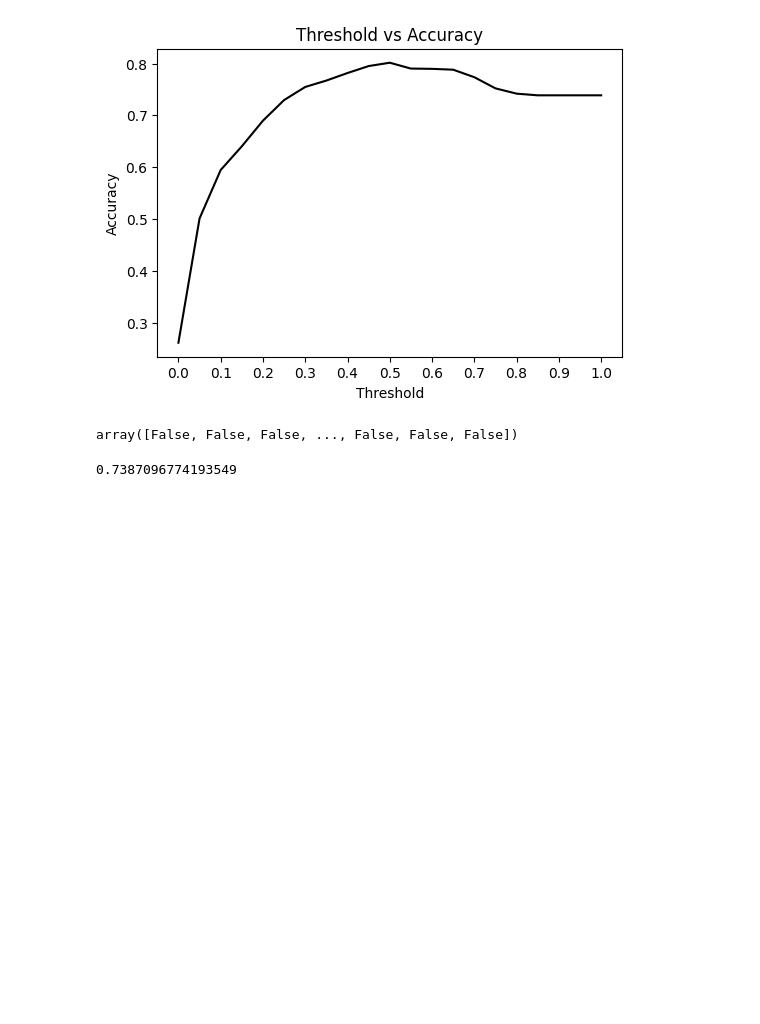
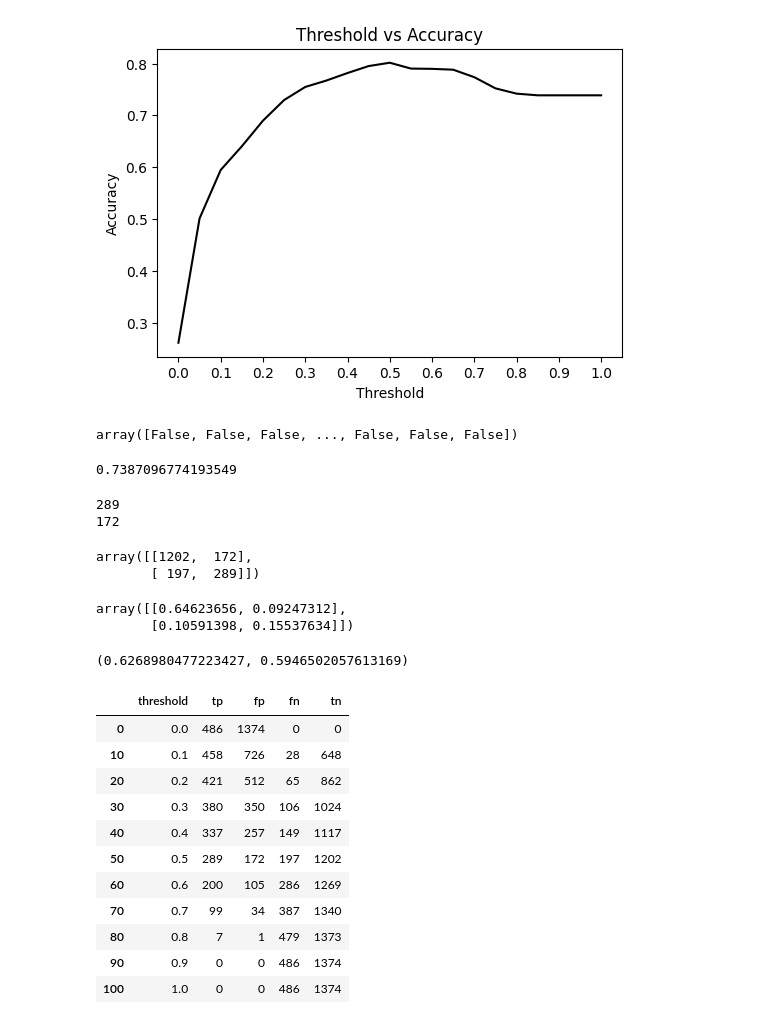
Before and after one commit to pras-4795/JPMCColab, a Jupyter notebook: 03-churn.ipynb, the cells around one changed output. Saved outputs shown, nothing was run; the diff lists cells and outputs as text; code cells hidden in the pictures; blank space fills up the shorter version.

```diff
--- a/03-churn.ipynb
+++ b/03-churn.ipynb
@@ -623,3 +621,35 @@ accuracy_score(baseline, y_val)
 # Our model is just 6% better than dummy model
 # %% [output]
 0.7387096774193549
+# %%
+# Confusion matrix
+true_positive = ((y_pred >= 0.5) & (y_val == 1)).sum()
+false_positive = ((y_pred >= 0.5) & (y_val == 0)).sum()
+false_negative = ((y_pred < 0.5) & (y_val == 1)).sum()
+true_negative = ((y_pred < 0.5) & (y_val == 0)).sum()
+print(true_positive)
+print(false_positive)
+# %% [output]
+289
+172
+# %%
+confusion_table = np.array(
+     # predict neg    pos
+    [[true_negative, false_positive], # actual neg
+     [false_negative, true_positive]]) # actual pos
+
+confusion_table
+# %% [output]
+array([[1202,  172],
+       [ 197,  289]])
+# %%
+confusion_table / confusion_table.sum()
+# %% [output]
+array([[0.64623656, 0.09247312],
+       [0.10591398, 0.15537634]])
+# %%
+precision = true_positive / (true_positive + false_positive)
+recall = true_positive / (true_positive + false_negative)
+precision, recall
+# %% [output]
+(0.6268980477223427, 0.5946502057613169)
@@ -625,0 +670,15 @@ accuracy_score(baseline, y_val)
+# %%
+df_scores[::10]
+# %% [output]
+|  | threshold | tp | fp | fn | tn |
+| 0 | 0.0 | 486 | 1374 | 0 | 0 |
+| 10 | 0.1 | 458 | 726 | 28 | 648 |
+| 20 | 0.2 | 421 | 512 | 65 | 862 |
+| 30 | 0.3 | 380 | 350 | 106 | 1024 |
+| 40 | 0.4 | 337 | 257 | 149 | 1117 |
+| 50 | 0.5 | 289 | 172 | 197 | 1202 |
+| 60 | 0.6 | 200 | 105 | 286 | 1269 |
+| 70 | 0.7 | 99 | 34 | 387 | 1340 |
+| 80 | 0.8 | 7 | 1 | 479 | 1373 |
+| 90 | 0.9 | 0 | 0 | 486 | 1374 |
+| 100 | 1.0 | 0 | 0 | 486 | 1374 |
```
Also changed, not shown: parts of 5 cells of this notebook.
